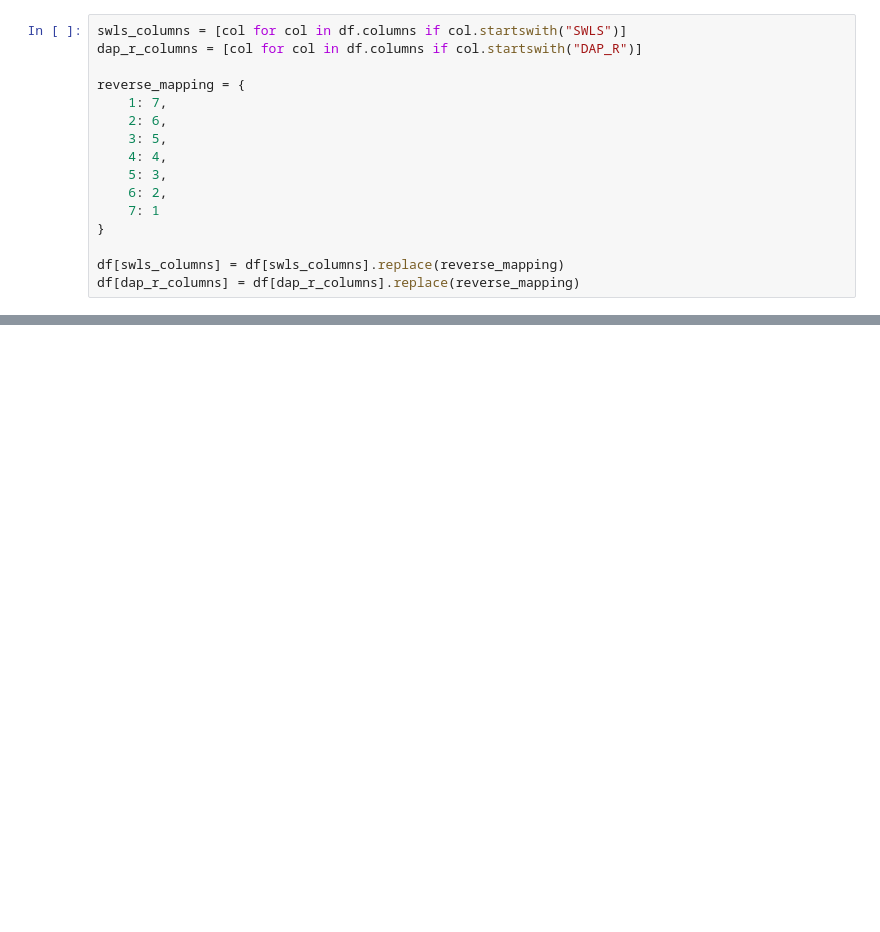
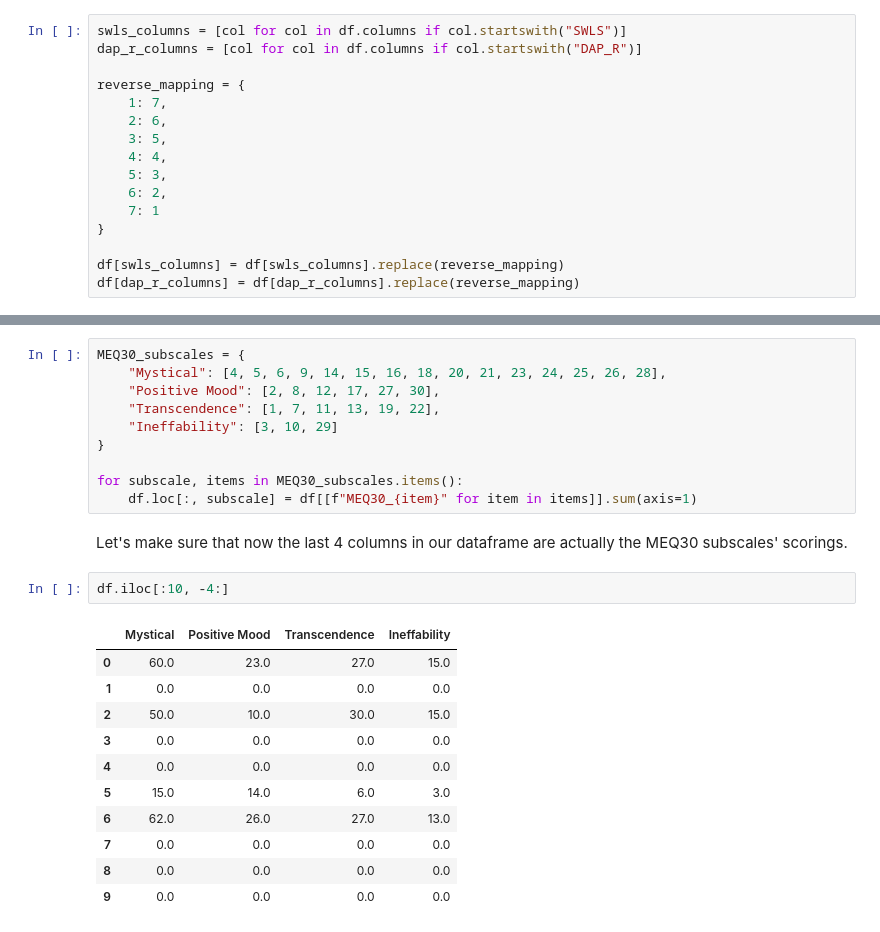
Before and after one commit to michal-owsiak/swps-university-research, a Jupyter notebook: research.ipynb, the cells around one changed output, grey strips where cells are left out. Saved outputs shown, nothing was run; the diff lists cells and outputs as text; blank space fills up the shorter version.

```diff
--- a/research.ipynb
+++ b/research.ipynb
@@ -267,0 +276,26 @@ df[dap_r_columns] = df[dap_r_columns].replace(reverse_mapping)
+# %%
+MEQ30_subscales = {
+    "Mystical": [4, 5, 6, 9, 14, 15, 16, 18, 20, 21, 23, 24, 25, 26, 28],
+    "Positive Mood": [2, 8, 12, 17, 27, 30],
+    "Transcendence": [1, 7, 11, 13, 19, 22],
+    "Ineffability": [3, 10, 29]
+}
+
+for subscale, items in MEQ30_subscales.items():
+    df.loc[:, subscale] = df[[f"MEQ30_{item}" for item in items]].sum(axis=1)
+# %% [markdown]
+Let's make sure that now the last 4 columns in our dataframe are actually the MEQ30 subscales' scorings.
+# %%
+df.iloc[:10, -4:]
+# %% [output]
+|  | Mystical | Positive Mood | Transcendence | Ineffability |
+| 0 | 60.0 | 23.0 | 27.0 | 15.0 |
+| 1 | 0.0 | 0.0 | 0.0 | 0.0 |
+| 2 | 50.0 | 10.0 | 30.0 | 15.0 |
+| 3 | 0.0 | 0.0 | 0.0 | 0.0 |
+| 4 | 0.0 | 0.0 | 0.0 | 0.0 |
+| 5 | 15.0 | 14.0 | 6.0 | 3.0 |
+| 6 | 62.0 | 26.0 | 27.0 | 13.0 |
+| 7 | 0.0 | 0.0 | 0.0 | 0.0 |
+| 8 | 0.0 | 0.0 | 0.0 | 0.0 |
+| 9 | 0.0 | 0.0 | 0.0 | 0.0 |
```
Also changed, not shown: parts of 4 cells of this notebook.
